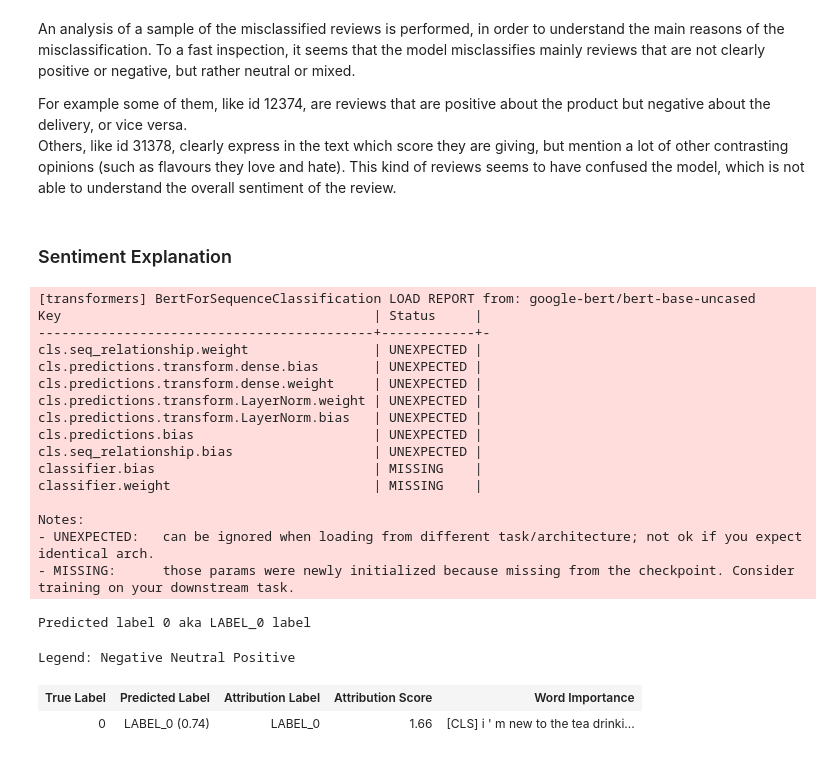
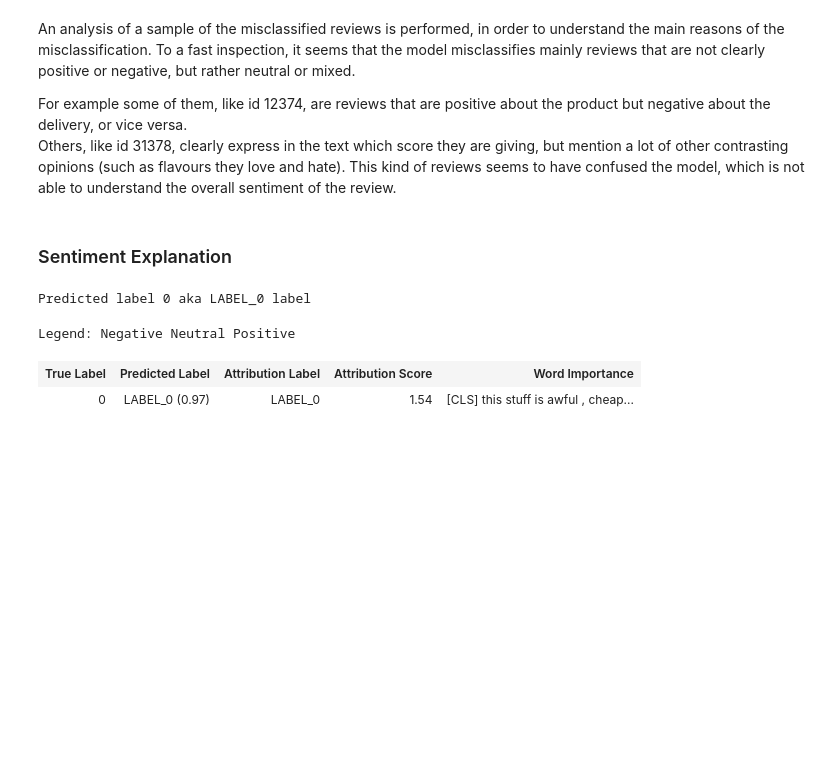
Before and after one commit to elena563/food-reviews-analysis, a Jupyter notebook: notebooks/business_analysis.ipynb, the cells around one changed output. Drawn from its saved outputs; the diff is of its cells as text; code cells hidden in the pictures; blank space fills up the shorter version.

```diff
--- a/notebooks/business_analysis.ipynb
+++ b/notebooks/business_analysis.ipynb
@@ -90,36 +134,20 @@ Others, like id 31378, clearly express in the text which score they are giving,
 # %%
 from transformers import AutoModelForSequenceClassification, AutoTokenizer
 
 model = AutoModelForSequenceClassification.from_pretrained('../src/models/bert-reviews-tuned', num_labels=3)
 tokenizer = AutoTokenizer.from_pretrained('../src/models/bert-reviews-tuned')
 
 from transformers_interpret import SequenceClassificationExplainer
 
 cls_explainer = SequenceClassificationExplainer(
     model,
     tokenizer,
 )
-word_attributions = cls_explainer("I'm new to the tea drinking world so I thought a sampler pack would have a wider flavor range. This sampler all taste pretty much the same")
+word_attributions = cls_explainer("This stuff is awful, cheap leaves and just not good. I've made better tea drying blackberry leaves! Stick to Liptons or Red Rose!!")
 print(f'Predicted label {cls_explainer.predicted_class_index} aka {cls_explainer.predicted_class_name} label')
 _ = cls_explainer.visualize()
 # %% [output]
-[transformers] BertForSequenceClassification LOAD REPORT from: google-bert/bert-base-uncased
-Key                                        | Status     |
--------------------------------------------+------------+-
-cls.seq_relationship.weight                | UNEXPECTED |
-cls.predictions.transform.dense.bias       | UNEXPECTED |
-cls.predictions.transform.dense.weight     | UNEXPECTED |
-cls.predictions.transform.LayerNorm.weight | UNEXPECTED |
-cls.predictions.transform.LayerNorm.bias   | UNEXPECTED |
-cls.predictions.bias                       | UNEXPECTED |
-cls.seq_relationship.bias                  | UNEXPECTED |
-classifier.bias                            | MISSING    |
-classifier.weight                          | MISSING    |
-
-Notes:
-- UNEXPECTED:   can be ignored when loading from different task/architecture; not ok if you expect identical arch.
-- MISSING:      those params were newly initialized because missing from the checkpoint. Consider training on your downstream task.
+Predicted label 0 aka LABEL_0 label
-Predicted label 0 aka LABEL_0 label
+Legend: Negative Neutral Positive
-Legend: Negative Neutral Positive
 | True Label | Predicted Label | Attribution Label | Attribution Score | Word Importance |
-| 0 | LABEL_0 (0.74) | LABEL_0 | 1.66 | [CLS] i ' m new to the tea drinki... |
+| 0 | LABEL_0 (0.97) | LABEL_0 | 1.54 | [CLS] this stuff is awful , cheap... |
```
Also changed, not shown: parts of 5 cells of this notebook, 3 other files.
